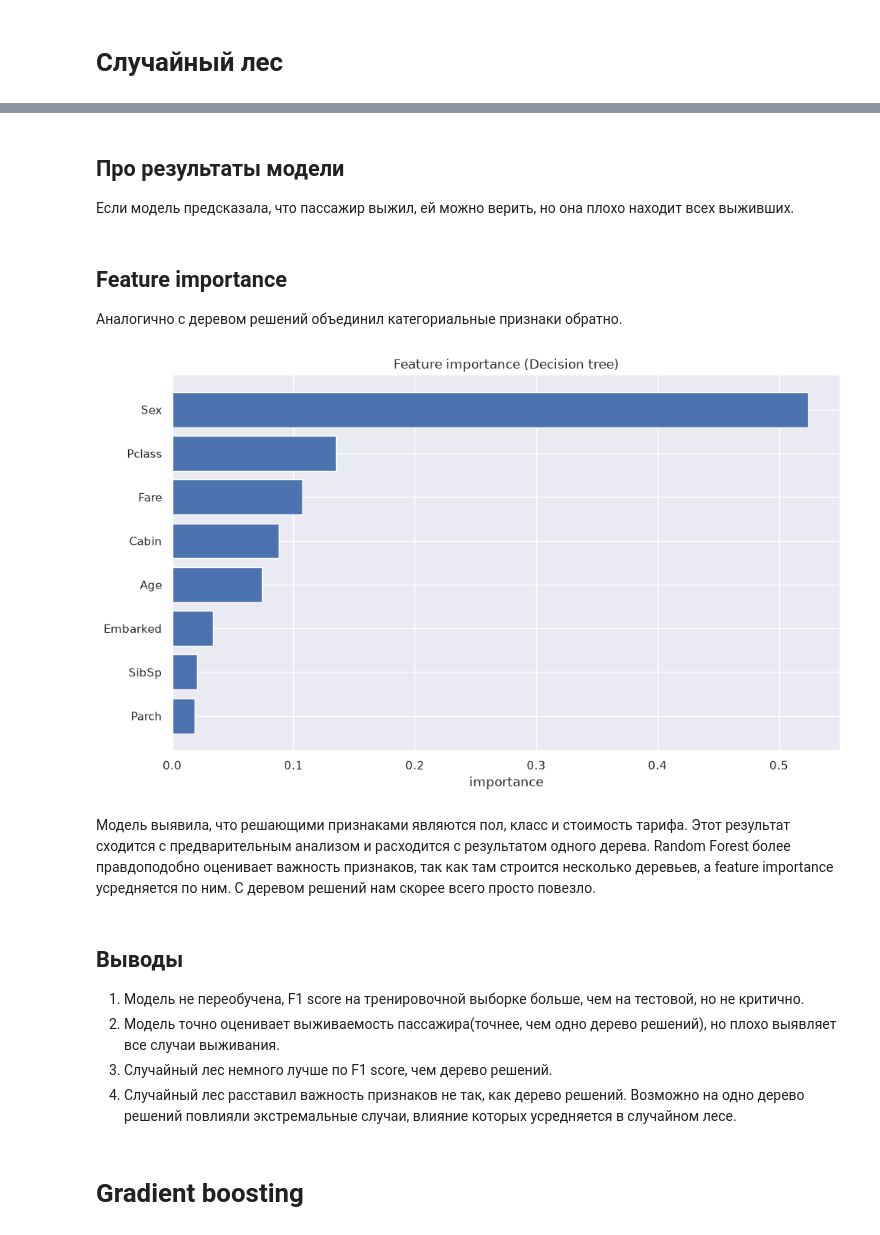
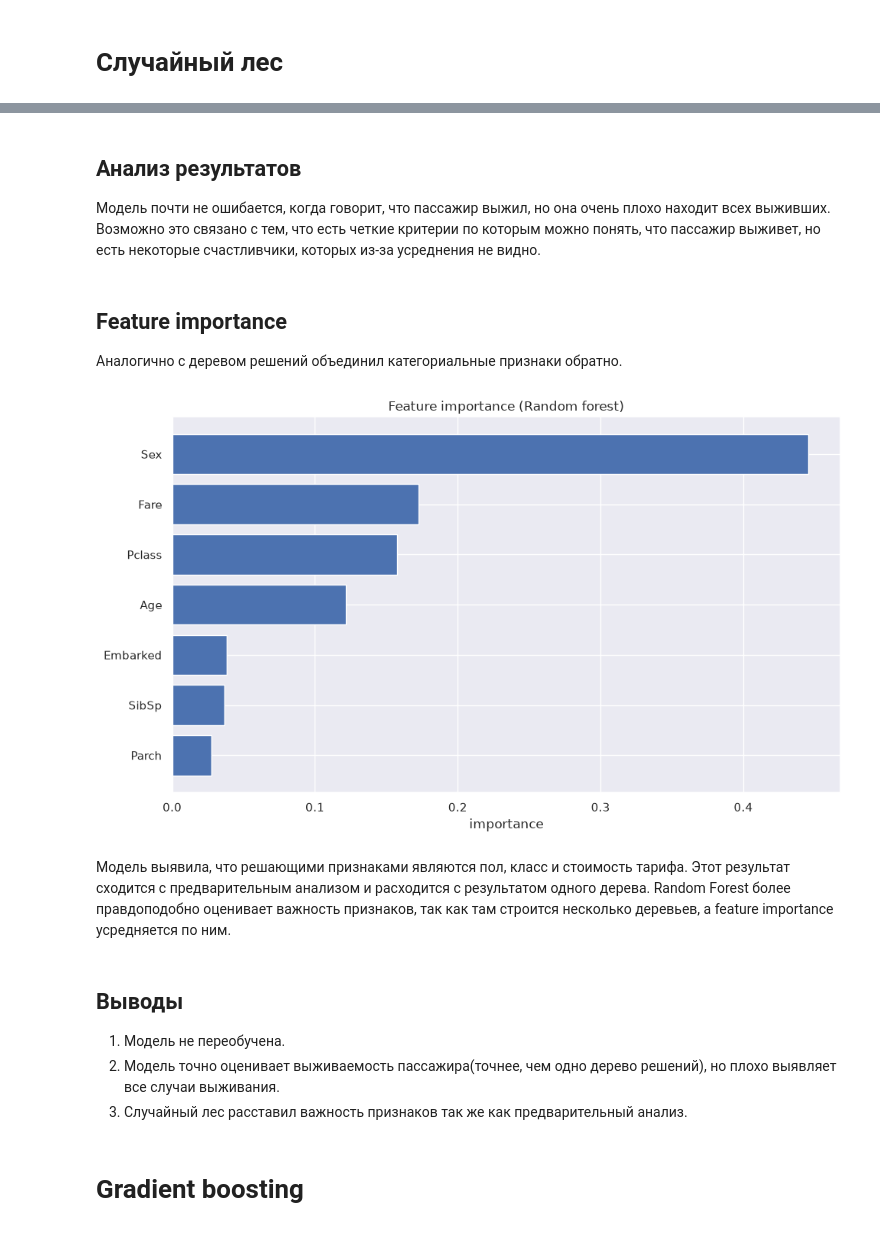
Before and after one commit to Megakret/ml_course_mai, a Jupyter notebook: classification/lab2.ipynb, the cells around one changed output, grey strips where cells are left out. Saved outputs shown, nothing was run; the diff lists cells and outputs as text; code cells hidden in the pictures.

```diff
--- a/classification/lab2.ipynb
+++ b/classification/lab2.ipynb
@@ -288,7 +239,12 @@ from sklearn.metrics import (
     confusion_matrix
 )
 
-decision_tree = grid.best_estimator_
+decision_tree= Pipeline(
+    [("preprocess", preprocess),
+      ("tree",
+       DecisionTreeClassifier(random_state=RANDOM_STATE, max_depth=3, min_samples_leaf=4),
+    )]
+)
 decision_tree.fit(X_train, y_train)
 y_pred = decision_tree.predict(X_train)
 # На тренировочных данных
@@ -395,7 +289,7 @@ AgeBin
 Я намеренно объединил обратно производные признаки(признаки, которые получились от категориальных из-за one-hot кодирования). Это связано с тем, что модель может строить зависимость от целого признака только проверив его на одно из его значений. Важность может быть размазана по значениям признака.
 # %%
 # Feature importance
-cols = ["Pclass", "Sex", "Age", "SibSp", "Parch", "Fare", "Embarked", "Cabin"]
+cols = ["Pclass", "Sex", "Age", "SibSp", "Parch", "Fare", "Embarked"]
 
 prep = decision_tree["preprocess"]
 tree = decision_tree["tree"]
@@ -404,14 +298,13 @@ names = prep.get_feature_names_out()
 imp = pd.Series(tree.feature_importances_, index=names)
 imp.sort_values(ascending=False).round(4)
 
-RAW = ["Pclass", "Sex", "Age", "SibSp", "Parch", "Fare", "Embarked", "Cabin", "Deck"]
-ALIAS = {"Deck": "Cabin"}
+RAW = ["Pclass", "Sex", "Age", "SibSp", "Parch", "Fare", "Embarked"]
 
 def source(name):
     base = name.split("__", 1)[1]
     for c in RAW:
         if base == c or base.startswith(c + "_"):
-            return ALIAS.get(c, c)
+            return c
     return base
 
 grouped = imp.groupby(imp.index.map(source)).sum().sort_values(ascending=True)
@@ -452,7 +343,7 @@ cv = StratifiedKFold(n_splits=5, shuffle=True, random_state=RANDOM_STATE)
 grid = GridSearchCV(
     random_forest,
     {"tree__max_depth": [4, 6, 8, 10],
-     "tree__min_samples_leaf": [8, 16, 32],
+     "tree__min_samples_leaf": [4, 8, 16, 32],
      "tree__n_estimators": [100, 200, 300, 500]},
     scoring="f1", cv=cv, n_jobs=-1, verbose=2
 )
@@ -537,7 +424,7 @@ from sklearn.metrics import (
 random_forest = Pipeline(
     [("preprocess", preprocess),
       ("tree",
-       RandomForestClassifier(random_state=RANDOM_STATE, n_jobs=-1, max_depth=8, min_samples_leaf=8, n_estimators=300)
+       RandomForestClassifier(random_state=RANDOM_STATE, n_jobs=-1, max_depth=10, min_samples_leaf=4, n_estimators=300)
     )]
 )
 random_forest.fit(X_train, y_train)
@@ -579,48 +466,46 @@ Confusion matrix:
 # %% [markdown]
-## Про результаты модели
-Если модель предсказала, что пассажир выжил, ей можно верить, но она плохо находит всех выживших.
+## Анализ результатов
+Модель почти не ошибается, когда говорит, что пассажир выжил, но она очень плохо находит всех выживших. Возможно это связано с тем, что есть четкие критерии по которым можно понять, что пассажир выживет, но есть некоторые счастливчики, которых из-за усреднения не видно.
 # %% [markdown]
 ## Feature importance
 Аналогично с деревом решений объединил категориальные признаки обратно.
 # %%
 # Feature importance
-cols = ["Pclass", "Sex", "Age", "SibSp", "Parch", "Fare", "Embarked", "Cabin"]
+cols = ["Pclass", "Sex", "Age", "SibSp", "Parch", "Fare", "Embarked"]
 
 prep = random_forest["preprocess"]
 tree = random_forest["tree"]
 
 names = prep.get_feature_names_out()
 imp = pd.Series(tree.feature_importances_, index=names)
 imp.sort_values(ascending=False).round(4)
 
-RAW = ["Pclass", "Sex", "Age", "SibSp", "Parch", "Fare", "Embarked", "Cabin", "Deck"]
-ALIAS = {"Deck": "Cabin"}
+RAW = ["Pclass", "Sex", "Age", "SibSp", "Parch", "Fare", "Embarked"]
 
 def source(name):
     base = name.split("__", 1)[1]
     for c in RAW:
         if base == c or base.startswith(c + "_"):
-            return ALIAS.get(c, c)
+            return c
     return base
 
 grouped = imp.groupby(imp.index.map(source)).sum().sort_values(ascending=True)
 grouped.round(4)
 
 plt.figure(figsize=(10, 6))
 plt.barh(grouped.index, grouped.values)
-plt.title("Feature importance (Decision tree)")
+plt.title("Feature importance (Random forest)")
 plt.xlabel("importance")
 plt.tight_layout()
 # %% [output]
-[figure, old version]
+[figure, new version]
 # %% [markdown]
-Модель выявила, что решающими признаками являются пол, класс и стоимость тарифа. Этот результат сходится с предварительным анализом и расходится с результатом одного дерева. Random Forest более правдоподобно оценивает важность признаков, так как там строится несколько деревьев, а feature importance усредняется по ним. С деревом решений нам скорее всего просто повезло.
+Модель выявила, что решающими признаками являются пол, класс и стоимость тарифа. Этот результат сходится с предварительным анализом и расходится с результатом одного дерева. Random Forest более правдоподобно оценивает важность признаков, так как там строится несколько деревьев, а feature importance усредняется по ним.
 # %% [markdown]
 ## Выводы
-1. Модель не переобучена, F1 score на тренировочной выборке больше, чем на тестовой, но не критично.
+1. Модель не переобучена.
 2. Модель точно оценивает выживаемость пассажира(точнее, чем одно дерево решений), но плохо выявляет все случаи выживания.
-3. Случайный лес немного лучше по F1 score, чем дерево решений.
-4. Случайный лес расставил важность признаков не так, как дерево решений. Возможно на одно дерево решений повлияли экстремальные случаи, влияние которых усредняется в случайном лесе.
+3. Случайный лес расставил важность признаков так же как предварительный анализ.
 # %% [markdown]
 # Gradient boosting
 # %%
```
Also changed, not shown: parts of 46 cells of this notebook, 1 other file.
